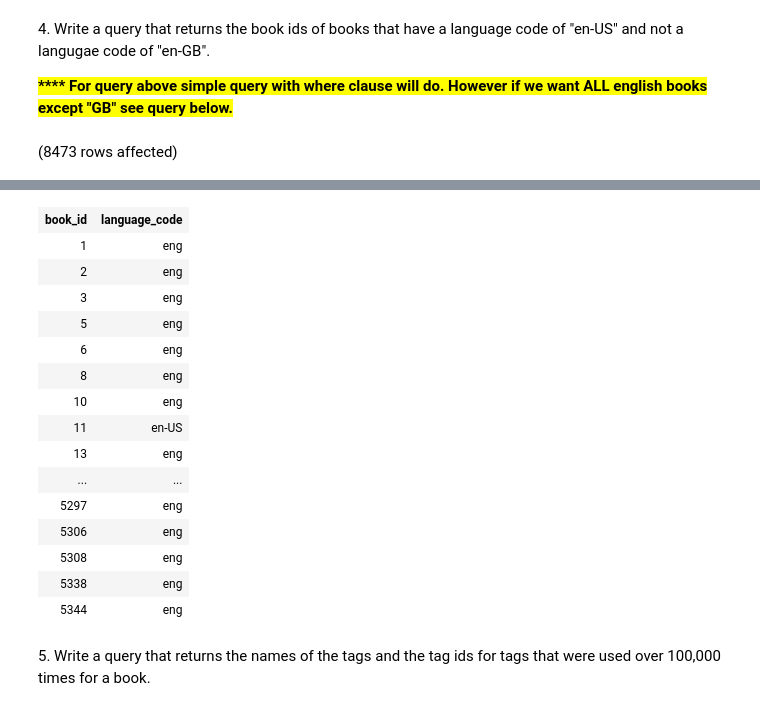
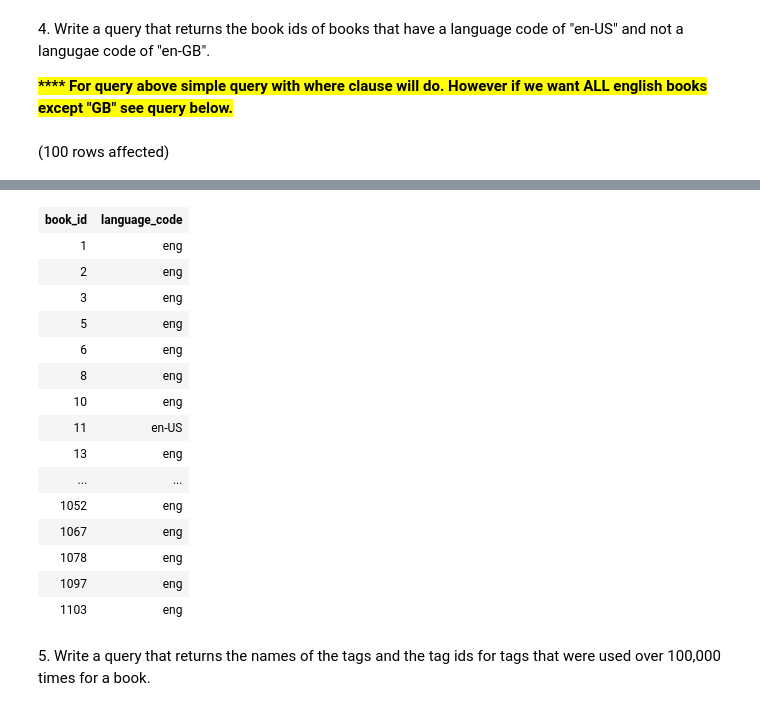
Before and after one commit to yayasanya/sql-part4-exercises, a Jupyter notebook: sql-part4.ipynb, the cells around one changed output, grey strips where cells are left out. Saved outputs shown, nothing was run; the diff lists cells and outputs as text; code cells hidden in the pictures.

```diff
--- a/sql-part4.ipynb
+++ b/sql-part4.ipynb
@@ -91,11 +91,13 @@ Total execution time: 00:00:00.069
 
 **<mark>\*\*\*\* For query above simple query with where clause will do. However if we want ALL english books except "GB" see query below.</mark>**
 # %%
-SELECT book_id, language_code FROM BooksDB.dbo.books
-WHERE language_code LIKE '%en%'
-EXCEPT
-SELECT book_id, language_code FROM BooksDB.dbo.books
-WHERE language_code LIKE '%GB%'
-ORDER BY book_id
+SELECT TOP 100 book_id, language_code
+FROM(
+    SELECT book_id, language_code FROM BooksDB.dbo.books
+    WHERE language_code LIKE '%en%'
+    EXCEPT
+    SELECT book_id, language_code FROM BooksDB.dbo.books
+    WHERE language_code LIKE '%GB%') a
+ORDER BY a.book_id
 # %% [output]
-(8473 rows affected)
+(100 rows affected)
@@ -104,19 +105,19 @@ Total execution time: 00:00:00.279
 | book_id | language_code |
 | 1 | eng |
 | 2 | eng |
 | 3 | eng |
 | 5 | eng |
 | 6 | eng |
 | 8 | eng |
 | 10 | eng |
 | 11 | en-US |
 | 13 | eng |
 | ... | ... |
-| 5297 | eng |
-| 5306 | eng |
-| 5308 | eng |
-| 5338 | eng |
-| 5344 | eng |
+| 1052 | eng |
+| 1067 | eng |
+| 1078 | eng |
+| 1097 | eng |
+| 1103 | eng |
 # %% [markdown]
 5. Write a query that returns the names of the tags and the tag ids for tags that were used over 100,000 times for a book.
 # %%
```
Also changed, not shown: parts of 1 cell of this notebook.
